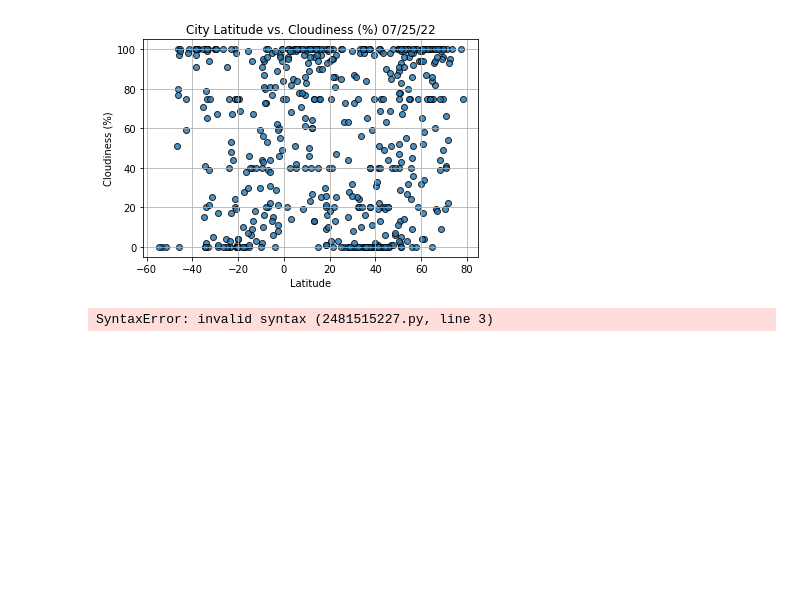
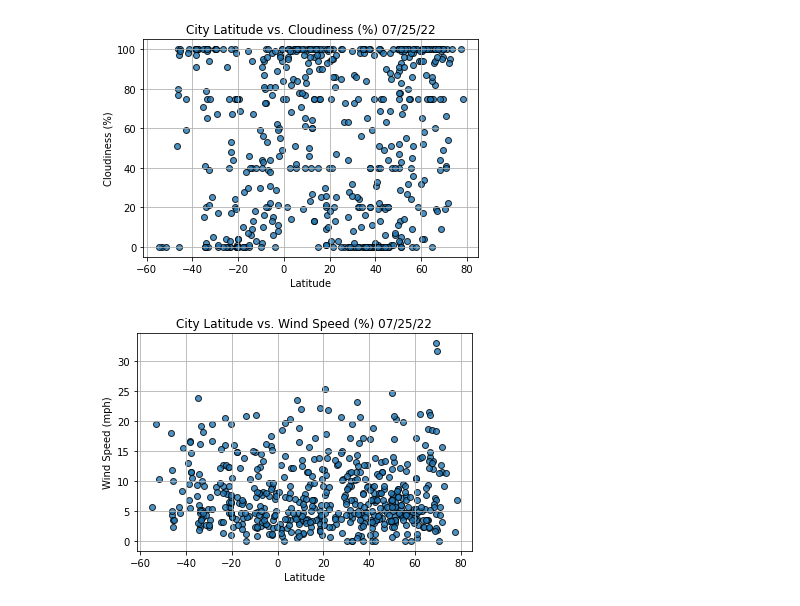
Before and after one commit to MarckBoge/World_Weather_Analysis, a Jupyter notebook: WeatherPy.ipynb, the cells around one changed output. Saved outputs shown, nothing was run; the diff lists cells and outputs as text; code cells hidden in the pictures; blank space fills up the shorter version.

```diff
--- a/WeatherPy.ipynb
+++ b/WeatherPy.ipynb
@@ -301,18 +301,18 @@ plt.show()
 # %%
 # Build the scatter plots for latitude vs. cloudiness.
 plt.scatter(lats,
-            wind speed,
+            wind_speed,
             edgecolor="black", linewidths=1, marker="o",
             alpha=0.8, label="Cities")
 
 # Incorporate the other graph properties.
 plt.title(f"City Latitude vs. Wind Speed (%) "+ time.strftime("%x"))
 plt.ylabel("Wind Speed (mph)")
 plt.xlabel("Latitude")
 plt.grid(True)
 # Save the figure.
 plt.savefig("weather_data/Fig4.png")
 # Show plot.
 plt.show()
 # %% [output]
-SyntaxError: invalid syntax (2481515227.py, line 3)
+[figure, added]
```
Also changed, not shown: parts of 14 cells of this notebook, 1 other file.
